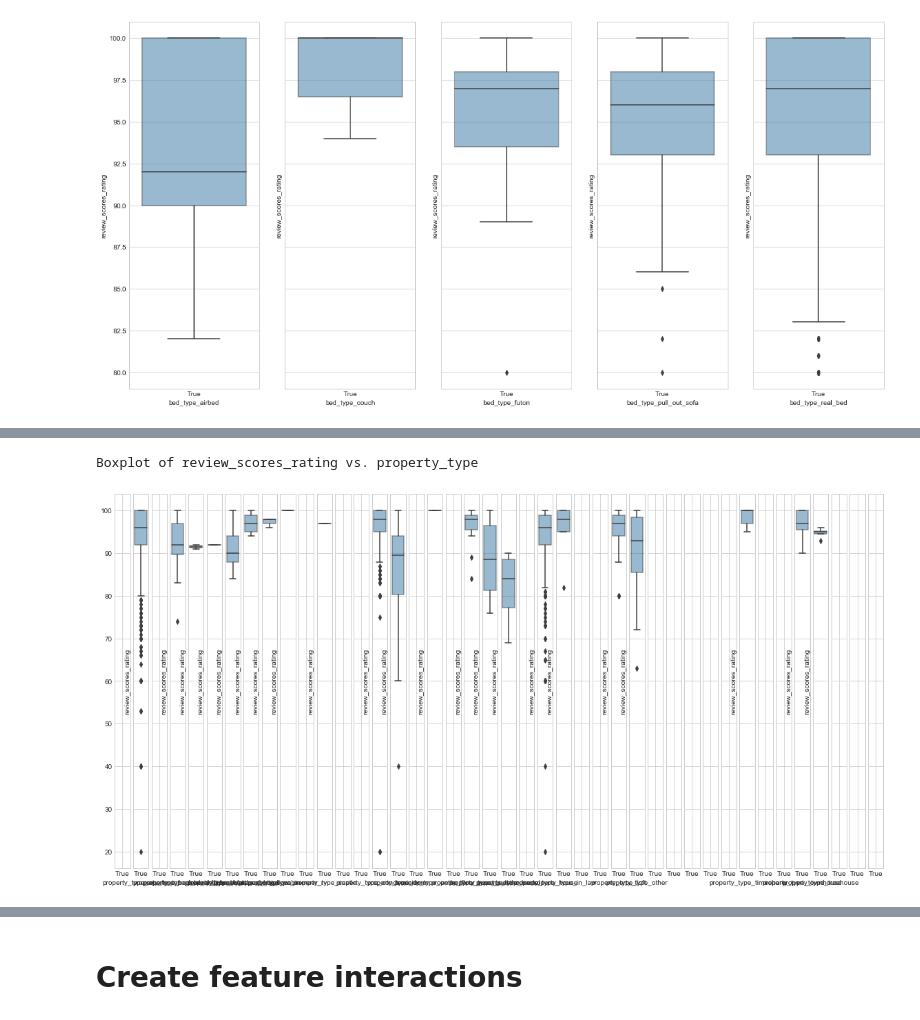
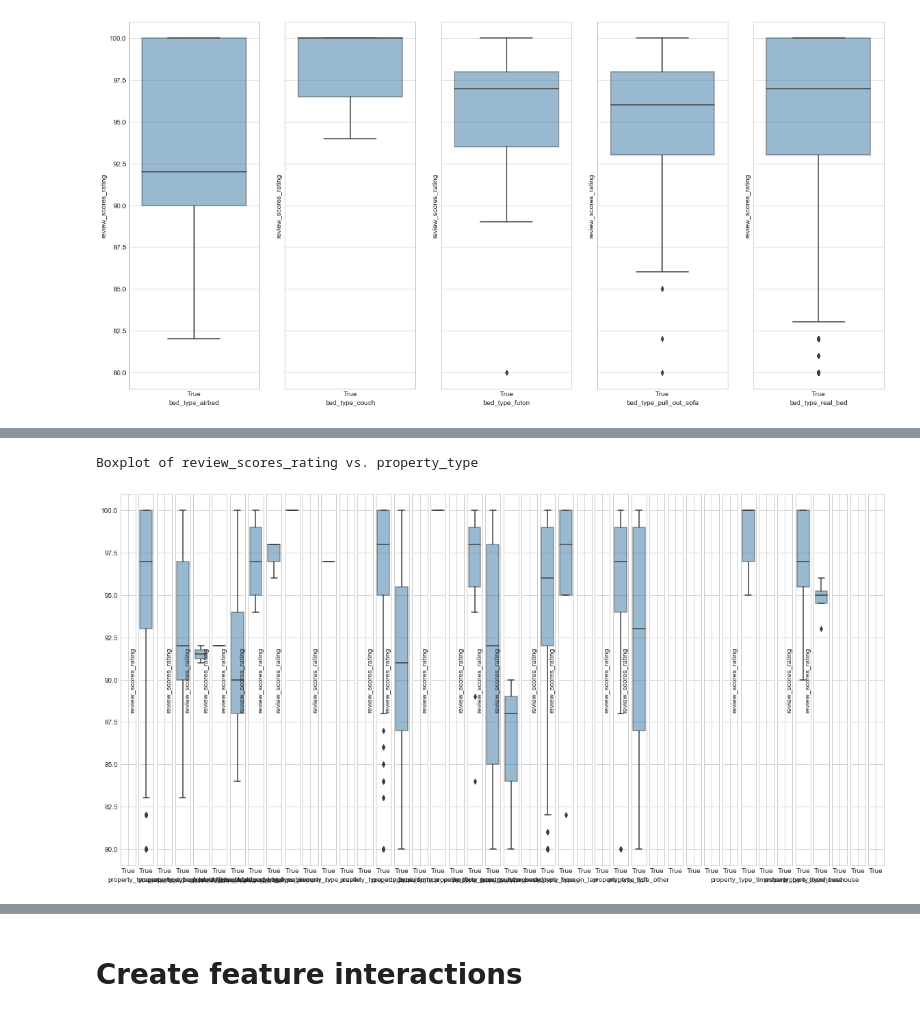
Before and after one commit to jhabib/w210, a Jupyter notebook: process_categorical_data_clean.ipynb, the cells around one changed output, grey strips where cells are left out. Cells and saved outputs as stored; diff of their text form; code cells hidden in the pictures.

```diff
--- a/process_categorical_data_clean.ipynb
+++ b/process_categorical_data_clean.ipynb
@@ -57,6 +63,10 @@ Index([u'id', u'bed_type_airbed', u'bed_type_couch', u'bed_type_futon',
        u'bed_type_pull_out_sofa'],
       dtype='object')
 (3860, 99)
+# %%
+for c in data.columns:
+    if 'amenity' in c:
+        print c
 # %% [markdown]
 # Histogram of each dependent variable
 Quite useless for Categorical data
@@ -150,8 +160,8 @@ Boxplot of review_scores_rating vs. neighbourhood
 # %%
 print 'Boxplot of %s vs. %s' % ('review_scores_rating', 'property_type')
-create_boxplot(data, prop)
+create_boxplot(data, prop, 80)
 # %% [output]
 Boxplot of review_scores_rating vs. property_type
-[figure, old version]
+[figure, new version]
 # %%
 print 'Boxplot of %s vs. %s' % ('review_scores_rating', 'cancellation_policy')
```
Also changed, not shown: parts of 54 cells of this notebook, 2 other files.
